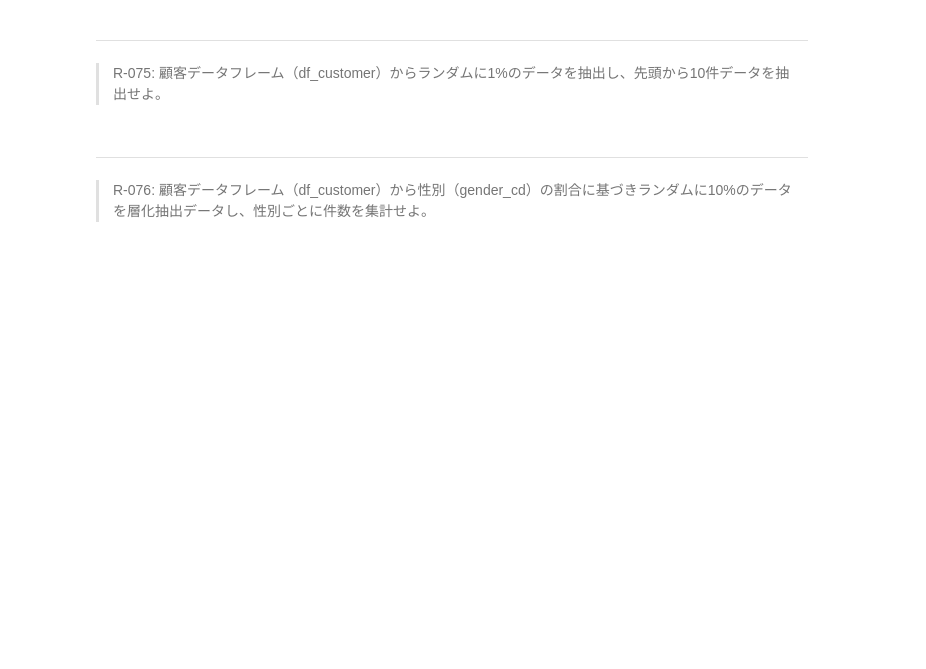
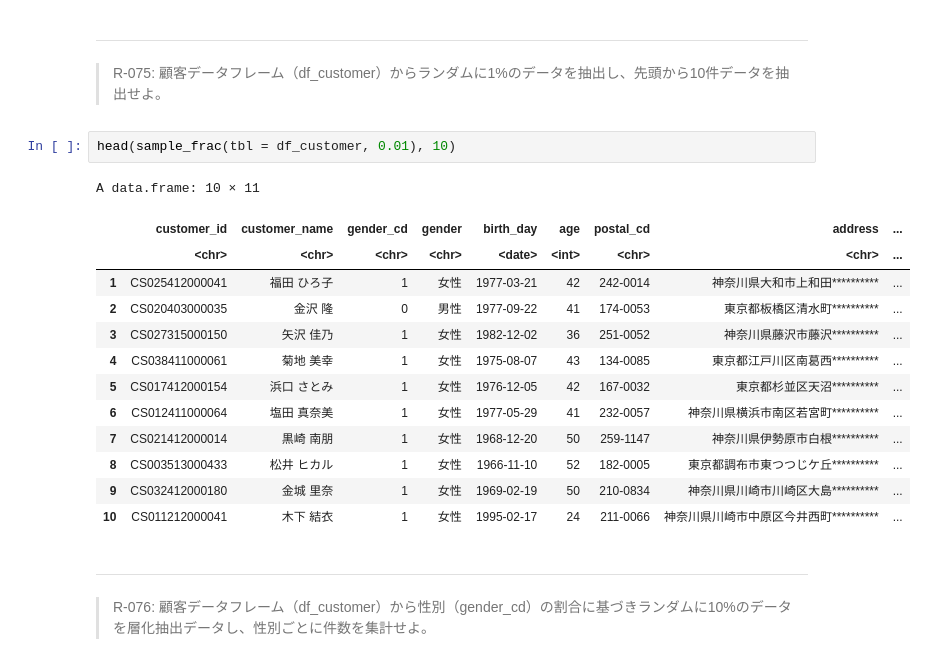
Before and after one commit to okmokm422/100knocks, a Jupyter notebook: ★Practice_R.ipynb, the cells around one changed output. Saved outputs shown, nothing was run; the diff lists cells and outputs as text; blank space fills up the shorter version.

```diff
--- a/★Practice_R.ipynb
+++ b/★Practice_R.ipynb
@@ -1742,6 +1742,22 @@ A data.frame: 10 × 4
 # %% [markdown]
 ---
 > R-075: 顧客データフレーム（df_customer）からランダムに1%のデータを抽出し、先頭から10件データを抽出せよ。
+# %%
+head(sample_frac(tbl = df_customer, 0.01), 10)
+# %% [output]
+A data.frame: 10 × 11
+|  | customer_id | customer_name | gender_cd | gender | birth_day | age | postal_cd | address | ... |
+|  | <chr> | <chr> | <chr> | <chr> | <date> | <int> | <chr> | <chr> | ... |
+| 1 | CS025412000041 | 福田 ひろ子 | 1 | 女性 | 1977-03-21 | 42 | 242-0014 | 神奈川県大和市上和田********** | ... |
+| 2 | CS020403000035 | 金沢 隆 | 0 | 男性 | 1977-09-22 | 41 | 174-0053 | 東京都板橋区清水町********** | ... |
+| 3 | CS027315000150 | 矢沢 佳乃 | 1 | 女性 | 1982-12-02 | 36 | 251-0052 | 神奈川県藤沢市藤沢********** | ... |
+| 4 | CS038411000061 | 菊地 美幸 | 1 | 女性 | 1975-08-07 | 43 | 134-0085 | 東京都江戸川区南葛西********** | ... |
+| 5 | CS017412000154 | 浜口 さとみ | 1 | 女性 | 1976-12-05 | 42 | 167-0032 | 東京都杉並区天沼********** | ... |
+| 6 | CS012411000064 | 塩田 真奈美 | 1 | 女性 | 1977-05-29 | 41 | 232-0057 | 神奈川県横浜市南区若宮町********** | ... |
+| 7 | CS021412000014 | 黒崎 南朋 | 1 | 女性 | 1968-12-20 | 50 | 259-1147 | 神奈川県伊勢原市白根********** | ... |
+| 8 | CS003513000433 | 松井 ヒカル | 1 | 女性 | 1966-11-10 | 52 | 182-0005 | 東京都調布市東つつじケ丘********** | ... |
+| 9 | CS032412000180 | 金城 里奈 | 1 | 女性 | 1969-02-19 | 50 | 210-0834 | 神奈川県川崎市川崎区大島********** | ... |
+| 10 | CS011212000041 | 木下 結衣 | 1 | 女性 | 1995-02-17 | 24 | 211-0066 | 神奈川県川崎市中原区今井西町********** | ... |
 # %% [markdown]
 ---
 > R-076: 顧客データフレーム（df_customer）から性別（gender_cd）の割合に基づきランダムに10%のデータを層化抽出データし、性別ごとに件数を集計せよ。
```
Also changed, not shown: parts of 2 cells of this notebook, 1 other file.
